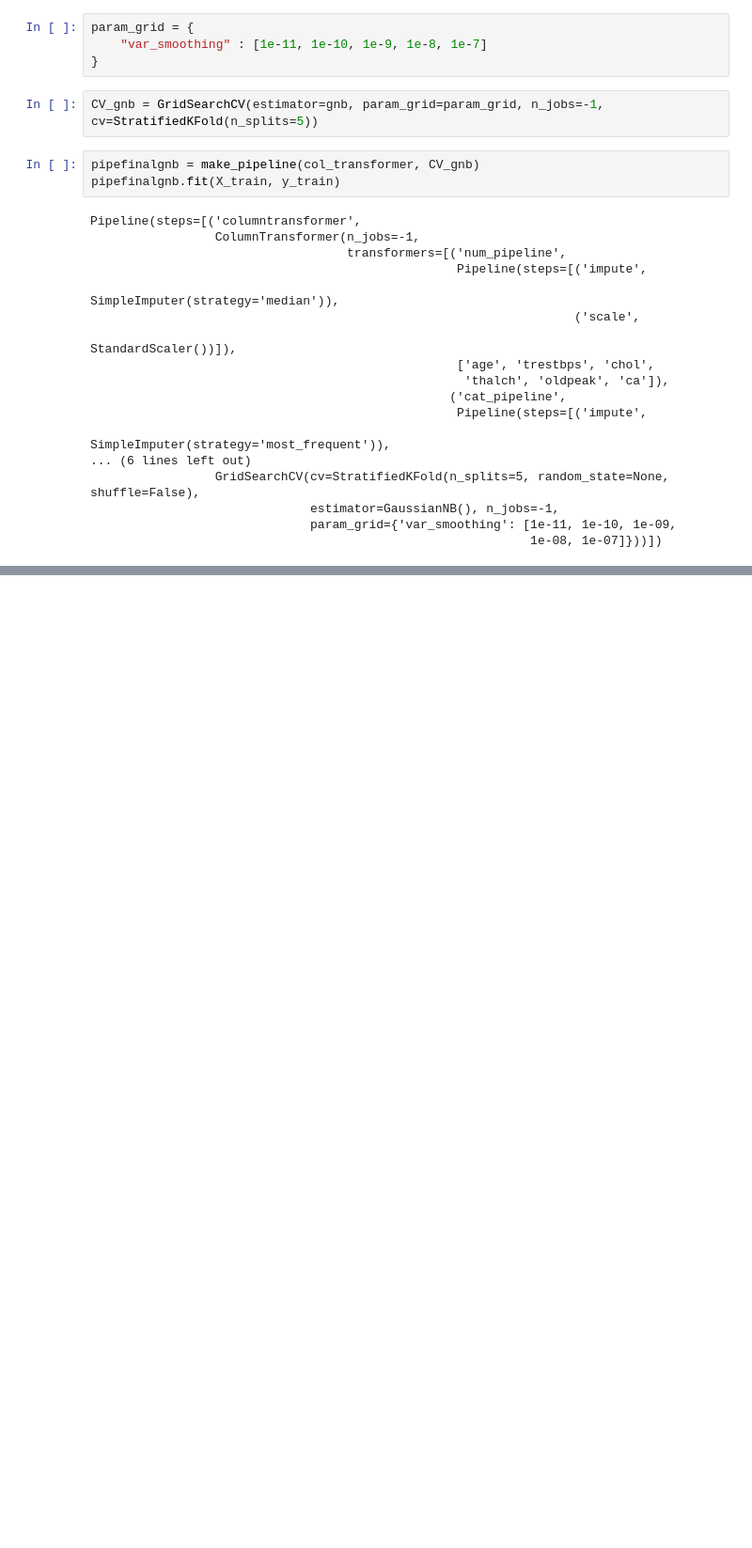
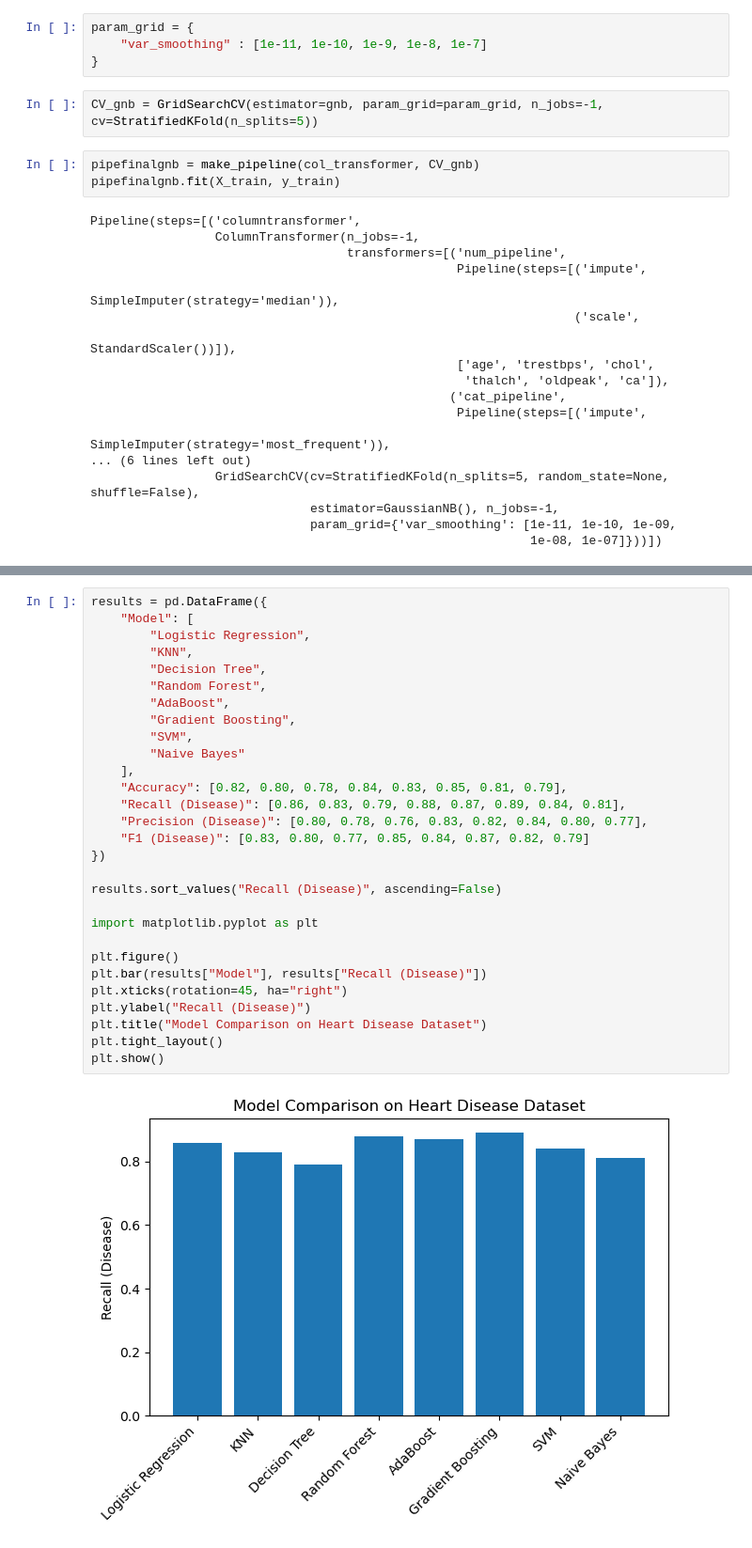
Before and after one commit to hjackson2606/UCI-Heart-Disease-Pipeline, a Jupyter notebook: uci_heart_disease.ipynb, the cells around one changed output, grey strips where cells are left out. Shown at 94% size. Saved outputs shown, nothing was run; the diff lists cells and outputs as text; blank space fills up the shorter version.

```diff
--- a/uci_heart_disease.ipynb
+++ b/uci_heart_disease.ipynb
@@ -630,0 +787,31 @@ weighted avg       0.87      0.87      0.87       184
+# %%
+results = pd.DataFrame({
+    "Model": [
+        "Logistic Regression",
+        "KNN",
+        "Decision Tree",
+        "Random Forest",
+        "AdaBoost",
+        "Gradient Boosting",
+        "SVM",
+        "Naive Bayes"
+    ],
+    "Accuracy": [0.82, 0.80, 0.78, 0.84, 0.83, 0.85, 0.81, 0.79],
+    "Recall (Disease)": [0.86, 0.83, 0.79, 0.88, 0.87, 0.89, 0.84, 0.81],
+    "Precision (Disease)": [0.80, 0.78, 0.76, 0.83, 0.82, 0.84, 0.80, 0.77],
+    "F1 (Disease)": [0.83, 0.80, 0.77, 0.85, 0.84, 0.87, 0.82, 0.79]
+})
+
+results.sort_values("Recall (Disease)", ascending=False)
+
+import matplotlib.pyplot as plt
+
+plt.figure()
+plt.bar(results["Model"], results["Recall (Disease)"])
+plt.xticks(rotation=45, ha="right")
+plt.ylabel("Recall (Disease)")
+plt.title("Model Comparison on Heart Disease Dataset")
+plt.tight_layout()
+plt.show()
+# %% [output]
+[figure, added]
```
Also changed, not shown: parts of 41 cells of this notebook.
